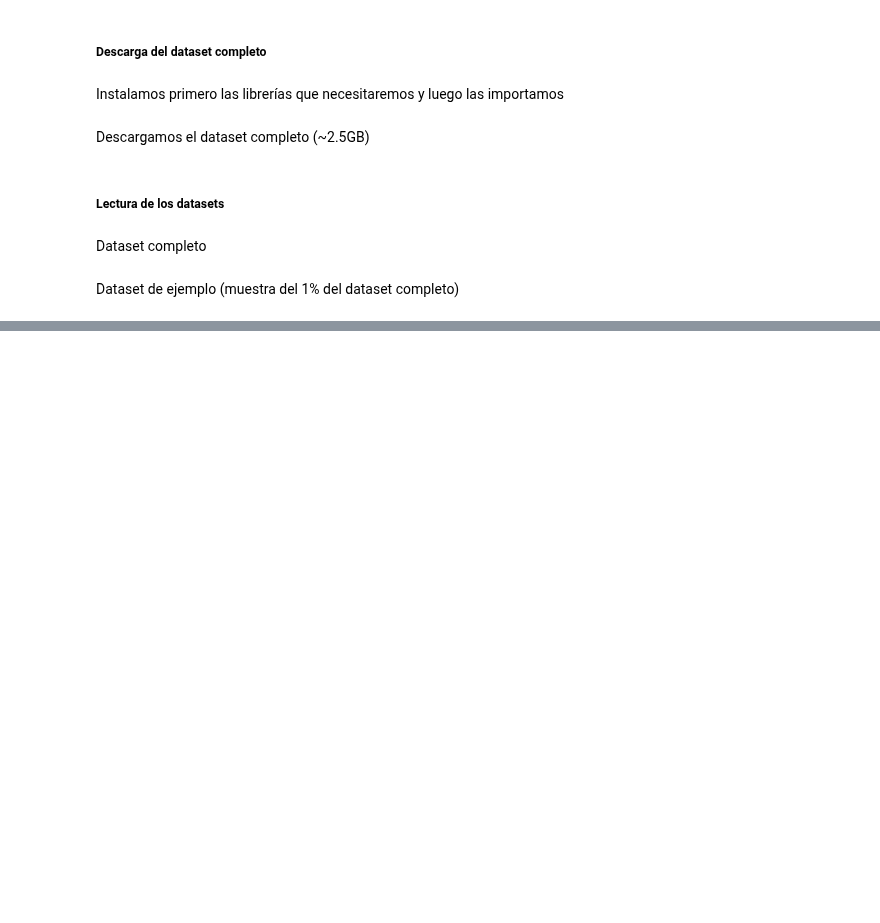
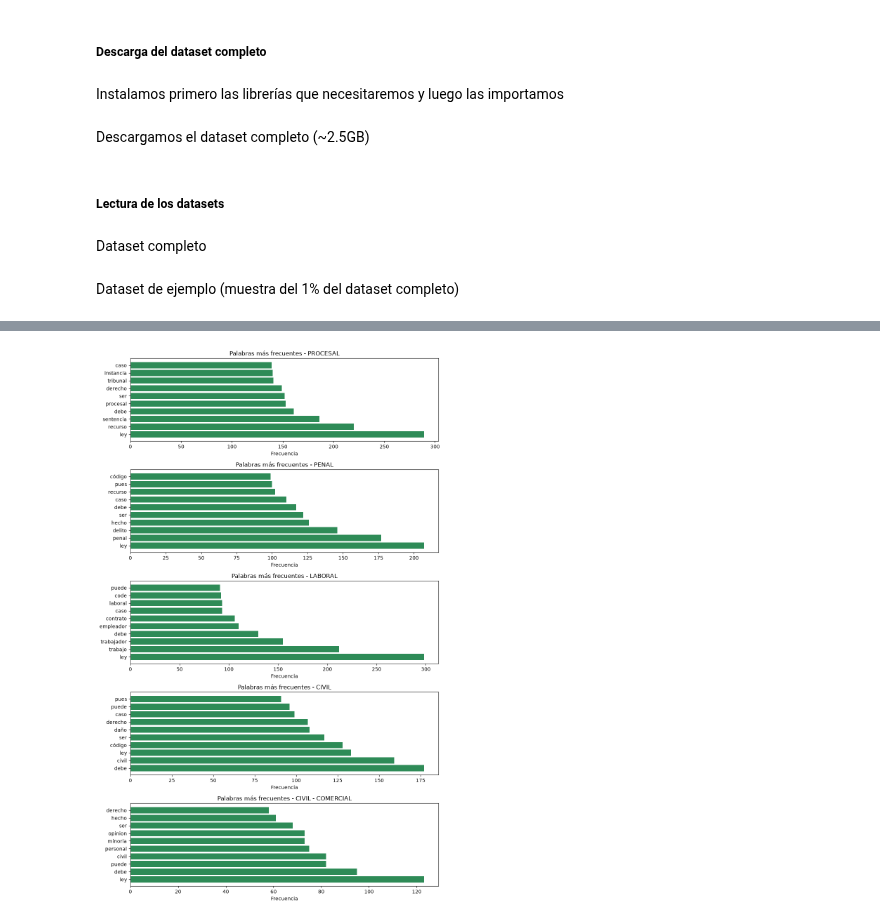
Before and after one commit to IESchneider/mentoria-diplodatos-2026-clasificacion-y-busqueda-textos-legales, a Jupyter notebook: analisis-dataset.ipynb, the cells around one changed output, grey strips where cells are left out. Drawn from its saved outputs; the diff is of its cells as text; code cells hidden in the pictures; blank space fills up the shorter version.

```diff
--- a/analisis-dataset.ipynb
+++ b/analisis-dataset.ipynb
@@ -311,0 +382,5 @@ plt.show()
+# %%
+# 2. Cargar la lista de stopwords en español
+stop_words = set(stopwords.words("spanish"))
+stop_words.add("uuid")
+stop_words.add("art") # agrego esta solo para analizar la salida.
@@ -311,0 +494,47 @@ plt.show()
+# %%
+import matplotlib.pyplot as plt
+from collections import Counter
+
+if "materia" in df_sample_limpio.columns and "texto" in df_sample_limpio.columns:
+    df_texto = df_sample_limpio[["materia", "texto"]].copy()
+    df_texto["materia"] = (
+        df_texto["materia"]
+        .astype(str)
+        .str.strip()
+        .replace({"nan": pd.NA, "None": pd.NA, "": pd.NA})
+    )
+    df_texto = df_texto.dropna(subset=["materia", "texto"])
+
+    top_materias = (
+        df_texto["materia"]
+        .value_counts()
+        .head(5)
+        .index.tolist()
+    )
+
+    if top_materias:
+        fig, axes = plt.subplots(len(top_materias), 1, figsize=(10, 3.2 * len(top_materias)))
+        axes = axes.flatten()
+
+        for ax, materia in zip(axes, top_materias):
+            subset = df_texto[df_texto["materia"] == materia]
+            tokens = [tok for texto in subset["texto"] for tok in tokenizar_y_limpiar(texto)]
+            counter = Counter(tokens)
+            top_words = counter.most_common(10)
+
+            labels = [w for w, _ in top_words]
+            values = [c for _, c in top_words]
+
+            ax.barh(labels[::-1], values[::-1], color="seagreen")
+            ax.set_title(f"Palabras más frecuentes - {materia}")
+            ax.set_xlabel("Frecuencia")
+            ax.invert_yaxis()
+
+        plt.tight_layout()
+        plt.show()
+    else:
+        print("No hay materias suficientes para graficar.")
+else:
+    print("No se encontraron las columnas 'materia' o 'texto'.")
+# %% [output]
+[figure, added]
```
Also changed, not shown: parts of 12 cells of this notebook.
